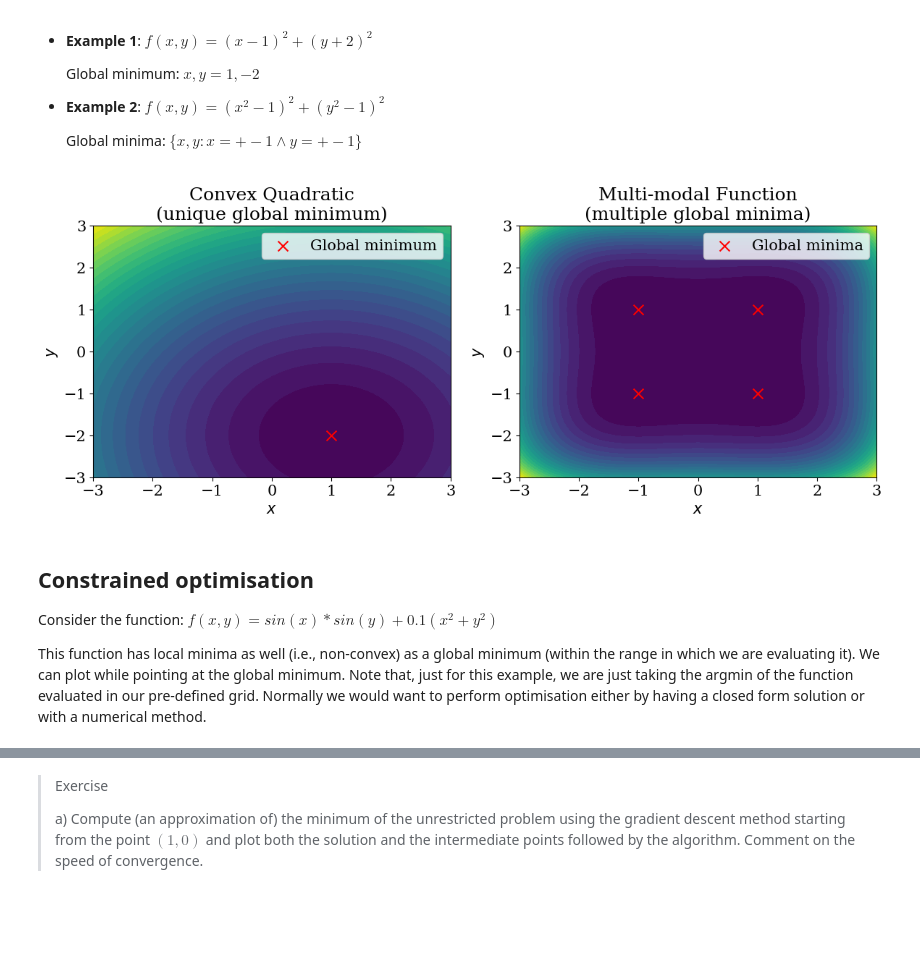
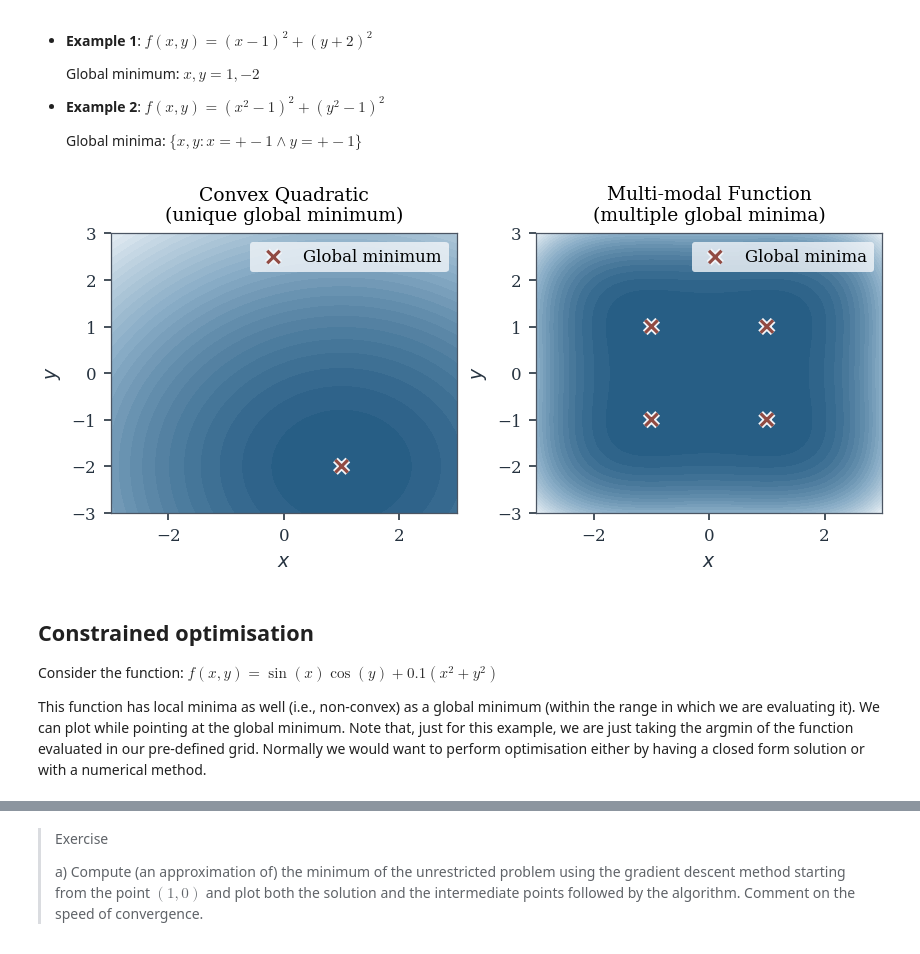
Before and after one commit to felipe-tobar/Maths-for-ML, a Jupyter notebook: tutorials/optimisation.ipynb, the cells around one changed output, grey strips where cells are left out. Drawn from its saved outputs; the diff is of its cells as text; code cells hidden in the pictures; blank space fills up the shorter version.

```diff
--- a/tutorials/optimisation.ipynb
+++ b/tutorials/optimisation.ipynb
@@ -46,15 +46,3 @@ X_tilda = np.vstack((X, np.ones(len(X))))
 XX_inv = np.linalg.inv(X_tilda.dot(X_tilda.T))
 # optimal weights
 w_opt = Y.dot(X_tilda.T).dot(XX_inv)
-# %%
-import matplotlib.pyplot as plt
-plt.rcParams['figure.figsize'] = (12, 5)
-plt.rcParams.update({
-    "font.size": 15,
-    "axes.labelsize": 15,
-    "axes.titlesize": 18,
-    "xtick.labelsize": 15,
-    "ytick.labelsize": 15,
-    "legend.fontsize": 15,
-    "font.family": "serif",
-})
@@ -237,33 +288,37 @@ minima1 = np.array([[1, -2]])
 Z3 = (X**2 - 1)**2 + (Y**2 - 1)**2
 minima2 = np.array([[1, 1], [-1, 1], [1, -1], [-1, -1]])
 # %%
-fig, axs = plt.subplots(1, 2, figsize=(12, 5))
+with plt.rc_context(lecture_plot_style):
+    fig, axs = plt.subplots(1, 2, figsize=(plot_width["wide"], 2.65))
 
-# --- Function 1 ---
-axs[0].contourf(X, Y, Z1, levels=30, cmap="viridis")
-axs[0].scatter(minima1[:, 0], minima1[:, 1], color="red", marker="x", s=100, label="Global minimum")
-axs[0].set_title("Convex Quadratic\n(unique global minimum)")
-axs[0].set_xlabel("$x$")
-axs[0].set_ylabel("$y$")
-axs[0].legend()
+    # --- Function 1 ---
+    axs[0].contourf(X, Y, Z1, levels=30, cmap=surface_blue)
+    axs[0].scatter(minima1[:, 0], minima1[:, 1], color=plot_clay, marker="x", s=36, linewidths=1.5, zorder=3,
+                path_effects=[path_effects.withStroke(linewidth=3.2, foreground="#f2f5f9")],
+                label="Global minimum")
+    axs[0].set_title("Convex Quadratic\n(unique global minimum)")
+    axs[0].set_xlabel("$x$")
+    axs[0].set_ylabel("$y$")
+    axs[0].legend(frameon=True, facecolor="#f2f5f9", edgecolor="none")
 
-# --- Function 2 ---
-axs[1].contourf(X, Y, Z3, levels=30, cmap="viridis")
-axs[1].scatter(minima2[:, 0], minima2[:, 1], color="red", marker="x", s=100, label="Global minima")
-axs[1].set_title("Multi-modal Function\n(multiple global minima)")
-axs[1].set_xlabel("$x$")
-axs[1].set_ylabel("$y$")
-axs[1].legend()
+    # --- Function 2 ---
+    axs[1].contourf(X, Y, Z3, levels=30, cmap=surface_blue)
+    axs[1].scatter(minima2[:, 0], minima2[:, 1], color=plot_clay, marker="x", s=36, linewidths=1.5, zorder=3,
+                path_effects=[path_effects.withStroke(linewidth=3.2, foreground="#f2f5f9")],
+                label="Global minima")
+    axs[1].set_title("Multi-modal Function\n(multiple global minima)")
+    axs[1].set_xlabel("$x$")
+    axs[1].set_ylabel("$y$")
+    axs[1].legend(frameon=True, facecolor="#f2f5f9", edgecolor="none")
 
-# Plotting
-plt.tight_layout()
-plt.savefig("../img/optimisation_example_2d_parametric.pdf");
+    # Plotting
+    plt.savefig("../img/optimisation_example_2d_parametric.pdf");
 # %% [output]
-[figure, old version]
+[figure, new version]
 # %% [markdown]
 ## Constrained optimisation
 
-Consider the function: $f(x,y) = sin(x)*sin(y) + 0.1(x^2+y^2)$
+Consider the function: $f(x,y) = \sin(x)\cos(y) + 0.1(x^2+y^2)$
 
 This function has local minima as well (i.e., non-convex) as a global minimum (within the range in which we are evaluating it). We can plot while pointing at the global minimum. Note that, just for this example, we are just taking the argmin of the function evaluated in our pre-defined grid. Normally we would want to perform optimisation either by having a closed form solution or with a numerical method.
 # %%
```
Also changed, not shown: parts of 27 cells of this notebook, 35 other files.
